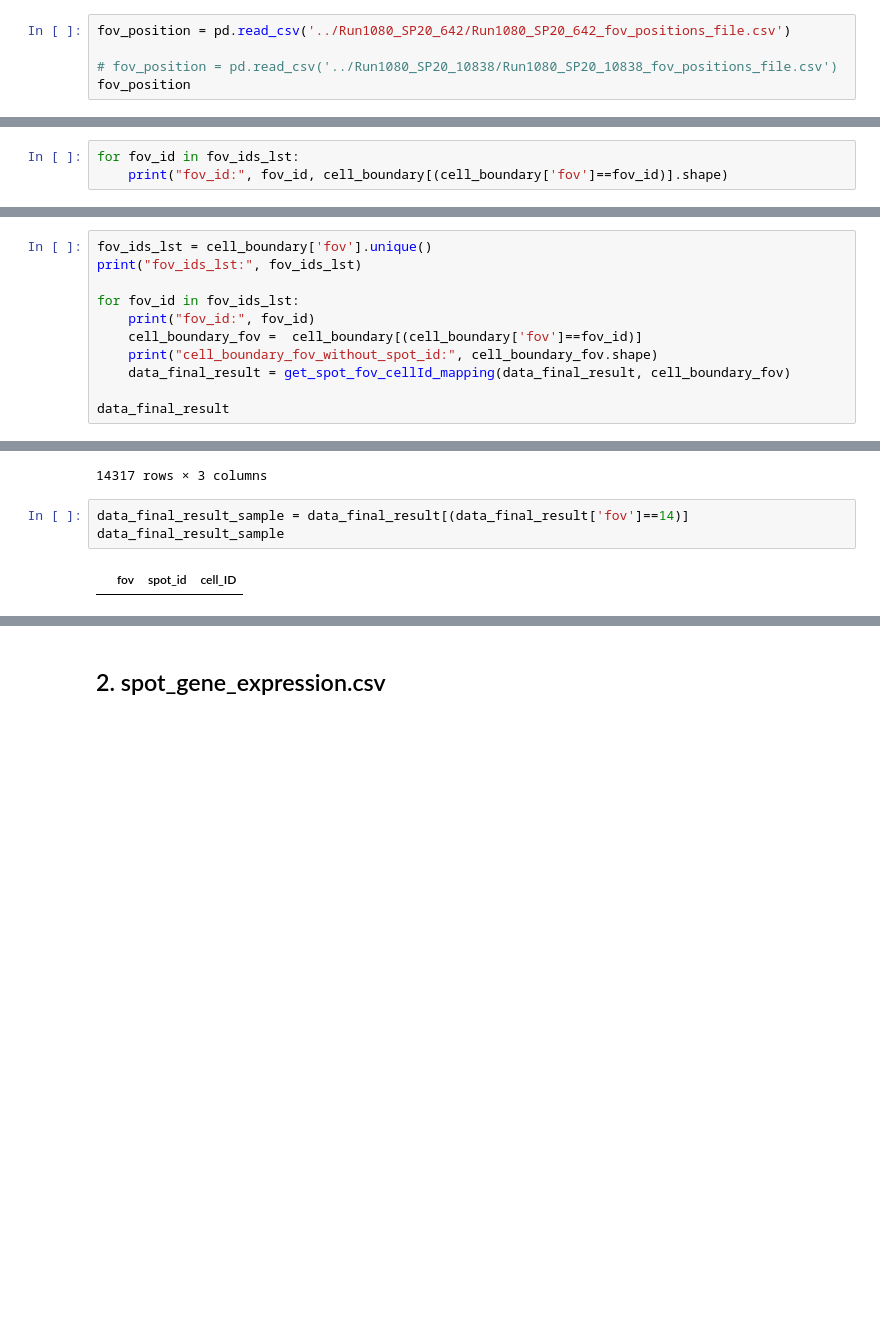
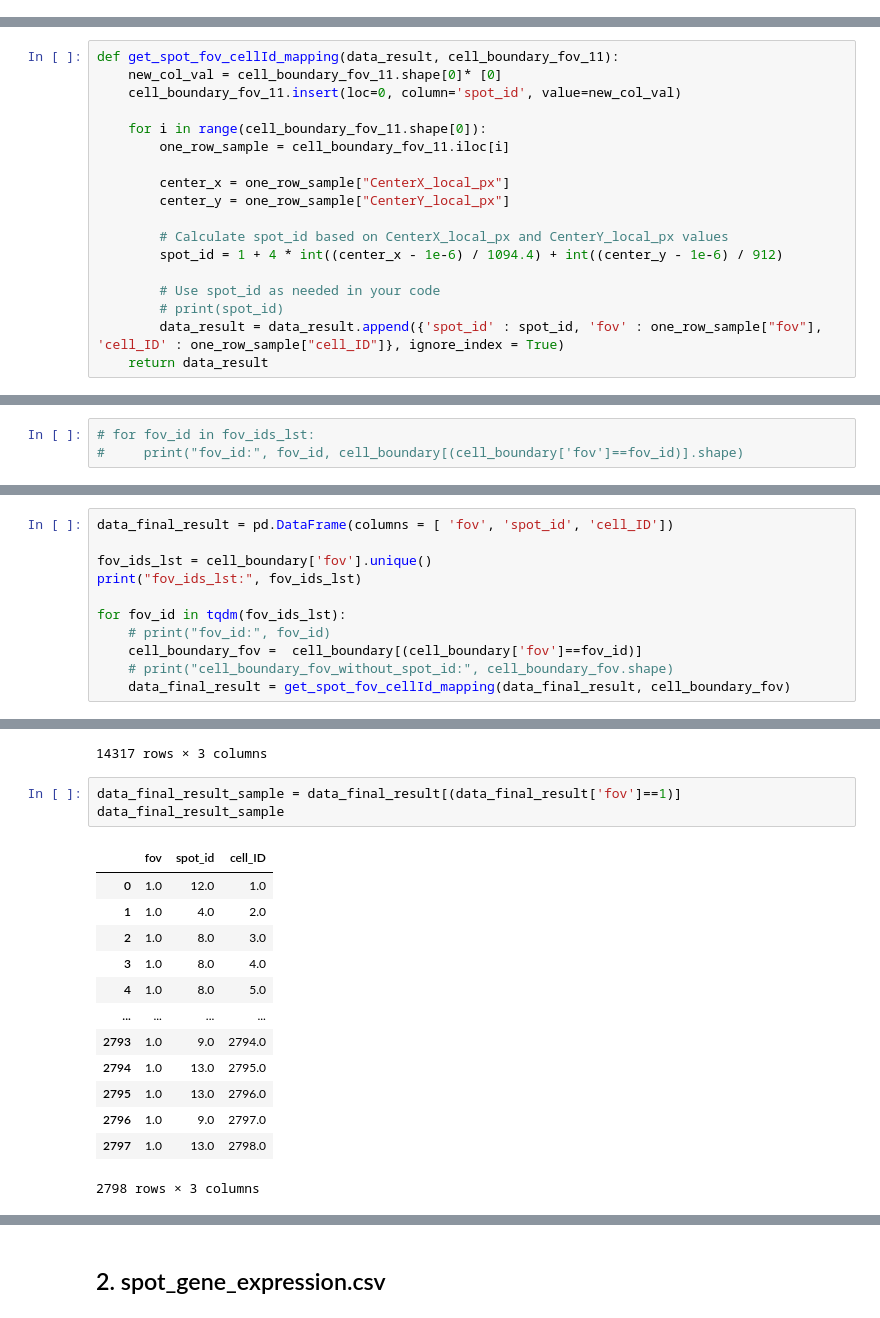
Before and after one commit to OmicsML/SpatialCTD, a Jupyter notebook: pseudo_spot_generation/kidney/Run1080_SP20_642_generate.ipynb, the cells around one changed output, grey strips where cells are left out. Drawn from its saved outputs; the diff is of its cells as text; blank space fills up the shorter version.

```diff
--- a/pseudo_spot_generation/kidney/Run1080_SP20_642_generate.ipynb
+++ b/pseudo_spot_generation/kidney/Run1080_SP20_642_generate.ipynb
@@ -170,5 +54,0 @@ min(cell_boundary_fov_1["CenterY_local_px"]), max(cell_boundary_fov_1["CenterY_l
-# %%
-fov_position = pd.read_csv('../Run1080_SP20_642/Run1080_SP20_642_fov_positions_file.csv')
-
-# fov_position = pd.read_csv('../Run1080_SP20_10838/Run1080_SP20_10838_fov_positions_file.csv')
-fov_position
@@ -528,3 +139,21 @@ data_final_result
+# %%
+def get_spot_fov_cellId_mapping(data_result, cell_boundary_fov_11):
+    new_col_val = cell_boundary_fov_11.shape[0]* [0]
+    cell_boundary_fov_11.insert(loc=0, column='spot_id', value=new_col_val)
+
+    for i in range(cell_boundary_fov_11.shape[0]):
+        one_row_sample = cell_boundary_fov_11.iloc[i]
+
+        center_x = one_row_sample["CenterX_local_px"]
+        center_y = one_row_sample["CenterY_local_px"]
+
+        # Calculate spot_id based on CenterX_local_px and CenterY_local_px values
+        spot_id = 1 + 4 * int((center_x - 1e-6) / 1094.4) + int((center_y - 1e-6) / 912)
+
+        # Use spot_id as needed in your code
+        # print(spot_id)
+        data_result = data_result.append({'spot_id' : spot_id, 'fov' : one_row_sample["fov"], 'cell_ID' : one_row_sample["cell_ID"]}, ignore_index = True)
+    return data_result
 # %%
 cell_boundary
 # %% [output]
@@ -603,3 +222,3 @@ plt.show()
 # %%
-for fov_id in fov_ids_lst:
-    print("fov_id:", fov_id, cell_boundary[(cell_boundary['fov']==fov_id)].shape)
+# for fov_id in fov_ids_lst:
+#     print("fov_id:", fov_id, cell_boundary[(cell_boundary['fov']==fov_id)].shape)
@@ -656,13 +262,13 @@ plt.show()
 # %%
+data_final_result = pd.DataFrame(columns = [ 'fov', 'spot_id', 'cell_ID'])
+
 fov_ids_lst = cell_boundary['fov'].unique()
 print("fov_ids_lst:", fov_ids_lst)
 
-for fov_id in fov_ids_lst:
-    print("fov_id:", fov_id)
+for fov_id in tqdm(fov_ids_lst):
+    # print("fov_id:", fov_id)
     cell_boundary_fov =  cell_boundary[(cell_boundary['fov']==fov_id)]
-    print("cell_boundary_fov_without_spot_id:", cell_boundary_fov.shape)
+    # print("cell_boundary_fov_without_spot_id:", cell_boundary_fov.shape)
     data_final_result = get_spot_fov_cellId_mapping(data_final_result, cell_boundary_fov)
-
-data_final_result
 # %% [output]
 fov_ids_lst: [1 2 3 4 5 6 7]
@@ -710,8 +289,20 @@ data_final_result
 | 14316 | 7.0 | 9.0 | 2138.0 |
 14317 rows × 3 columns
 # %%
-data_final_result_sample = data_final_result[(data_final_result['fov']==14)]
+data_final_result_sample = data_final_result[(data_final_result['fov']==1)]
 data_final_result_sample
 # %% [output]
 |  | fov | spot_id | cell_ID |
+| 0 | 1.0 | 12.0 | 1.0 |
+| 1 | 1.0 | 4.0 | 2.0 |
+| 2 | 1.0 | 8.0 | 3.0 |
+| 3 | 1.0 | 8.0 | 4.0 |
+| 4 | 1.0 | 8.0 | 5.0 |
+| ... | ... | ... | ... |
+| 2793 | 1.0 | 9.0 | 2794.0 |
+| 2794 | 1.0 | 13.0 | 2795.0 |
+| 2795 | 1.0 | 13.0 | 2796.0 |
+| 2796 | 1.0 | 9.0 | 2797.0 |
+| 2797 | 1.0 | 13.0 | 2798.0 |
+2798 rows × 3 columns
 # %%
```
Also changed, not shown: parts of 108 cells of this notebook, 4 other files.
